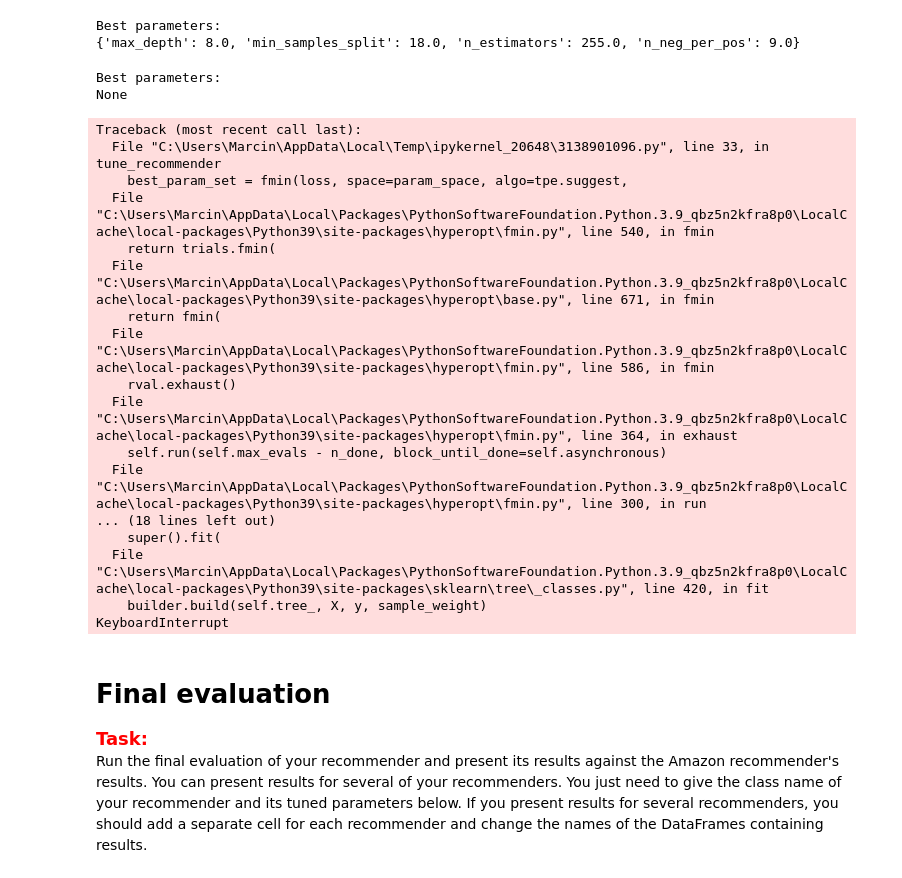
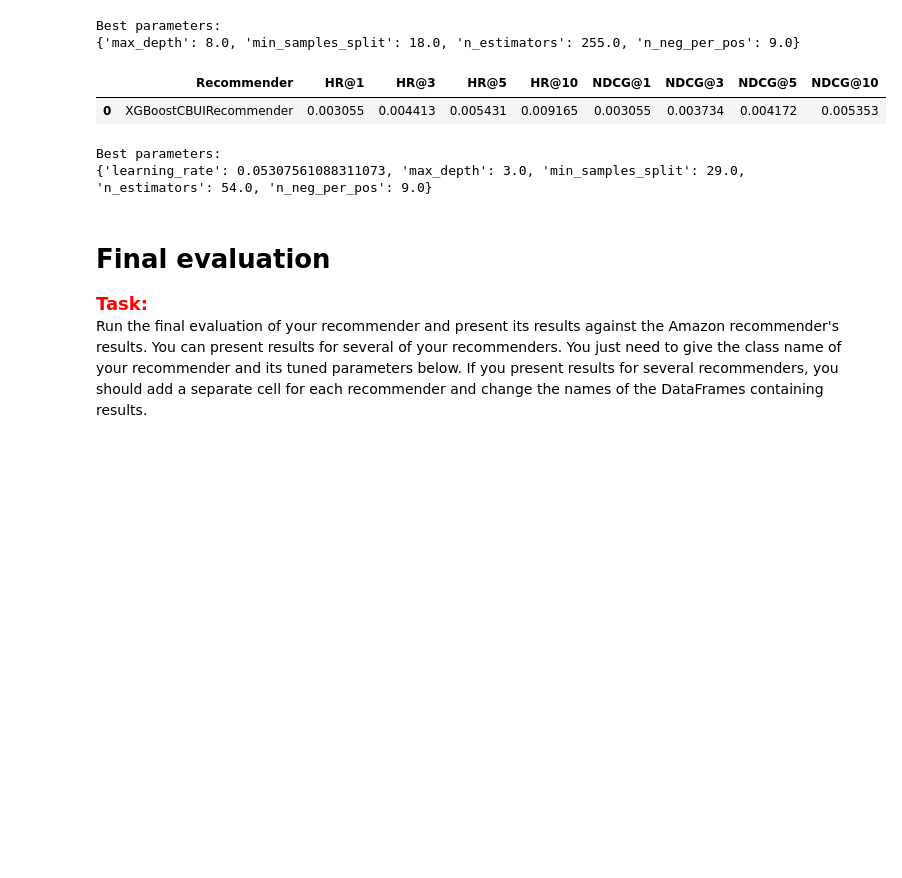
Before and after one commit to czemar/recommender-systems-class-project-1, a Jupyter notebook: project_1_recommender_and_evaluation.ipynb, the cells around one changed output. Saved outputs shown, nothing was run; the diff lists cells and outputs as text; code cells hidden in the pictures; blank space fills up the shorter version.

Commit message:
chore: Add XGBoost model results

```diff
--- a/project_1_recommender_and_evaluation.ipynb
+++ b/project_1_recommender_and_evaluation.ipynb
@@ -633,39 +633,24 @@ Best parameters:
 # %%
 # This tuning may take around 12 hours
 
 param_space = {
     'n_neg_per_pos': hp.quniform('n_neg_per_pos', 1, 10, 1),
     'n_estimators': hp.quniform('n_estimators', 10, 300, 1),
     'max_depth': hp.quniform('max_depth', 2, 10, 1),
     'min_samples_split': hp.quniform('min_samples_split', 2, 30, 1),
     'learning_rate': hp.loguniform('learning_rate', np.log(0.001), np.log(0.1))
 }
 
 best_param_set = tune_recommender(XGBoostCBUIRecommender, interactions_df, items_df,
-                                  param_space, max_evals=2, show_progressbar=True, seed=seed)
+                                  param_space, max_evals=10, show_progressbar=True, seed=seed)
 
 print("Best parameters:")
 print(best_param_set)
 # %% [output]
+|  | Recommender | HR@1 | HR@3 | HR@5 | HR@10 | NDCG@1 | NDCG@3 | NDCG@5 | NDCG@10 |
+| 0 | XGBoostCBUIRecommender | 0.003055 | 0.004413 | 0.005431 | 0.009165 | 0.003055 | 0.003734 | 0.004172 | 0.005353 |
 Best parameters:
-None
+{'learning_rate': 0.05307561088311073, 'max_depth': 3.0, 'min_samples_split': 29.0, 'n_estimators': 54.0, 'n_neg_per_pos': 9.0}
-Traceback (most recent call last):
-  File "C:\Users\Marcin\AppData\Local\Temp\ipykernel_20648\3138901096.py", line 33, in tune_recommender
-    best_param_set = fmin(loss, space=param_space, algo=tpe.suggest,
-  File "C:\Users\Marcin\AppData\Local\Packages\PythonSoftwareFoundation.Python.3.9_qbz5n2kfra8p0\LocalCache\local-packages\Python39\site-packages\hyperopt\fmin.py", line 540, in fmin
-    return trials.fmin(
-  File "C:\Users\Marcin\AppData\Local\Packages\PythonSoftwareFoundation.Python.3.9_qbz5n2kfra8p0\LocalCache\local-packages\Python39\site-packages\hyperopt\base.py", line 671, in fmin
-    return fmin(
-  File "C:\Users\Marcin\AppData\Local\Packages\PythonSoftwareFoundation.Python.3.9_qbz5n2kfra8p0\LocalCache\local-packages\Python39\site-packages\hyperopt\fmin.py", line 586, in fmin
-    rval.exhaust()
-  File "C:\Users\Marcin\AppData\Local\Packages\PythonSoftwareFoundation.Python.3.9_qbz5n2kfra8p0\LocalCache\local-packages\Python39\site-packages\hyperopt\fmin.py", line 364, in exhaust
-    self.run(self.max_evals - n_done, block_until_done=self.asynchronous)
-  File "C:\Users\Marcin\AppData\Local\Packages\PythonSoftwareFoundation.Python.3.9_qbz5n2kfra8p0\LocalCache\local-packages\Python39\site-packages\hyperopt\fmin.py", line 300, in run
-... (18 lines left out)
-    super().fit(
-  File "C:\Users\Marcin\AppData\Local\Packages\PythonSoftwareFoundation.Python.3.9_qbz5n2kfra8p0\LocalCache\local-packages\Python39\site-packages\sklearn\tree\_classes.py", line 420, in fit
-    builder.build(self.tree_, X, y, sample_weight)
-KeyboardInterrupt
 # %% [markdown]
 # Final evaluation
 
```
Also changed, not shown: 2 other files.
